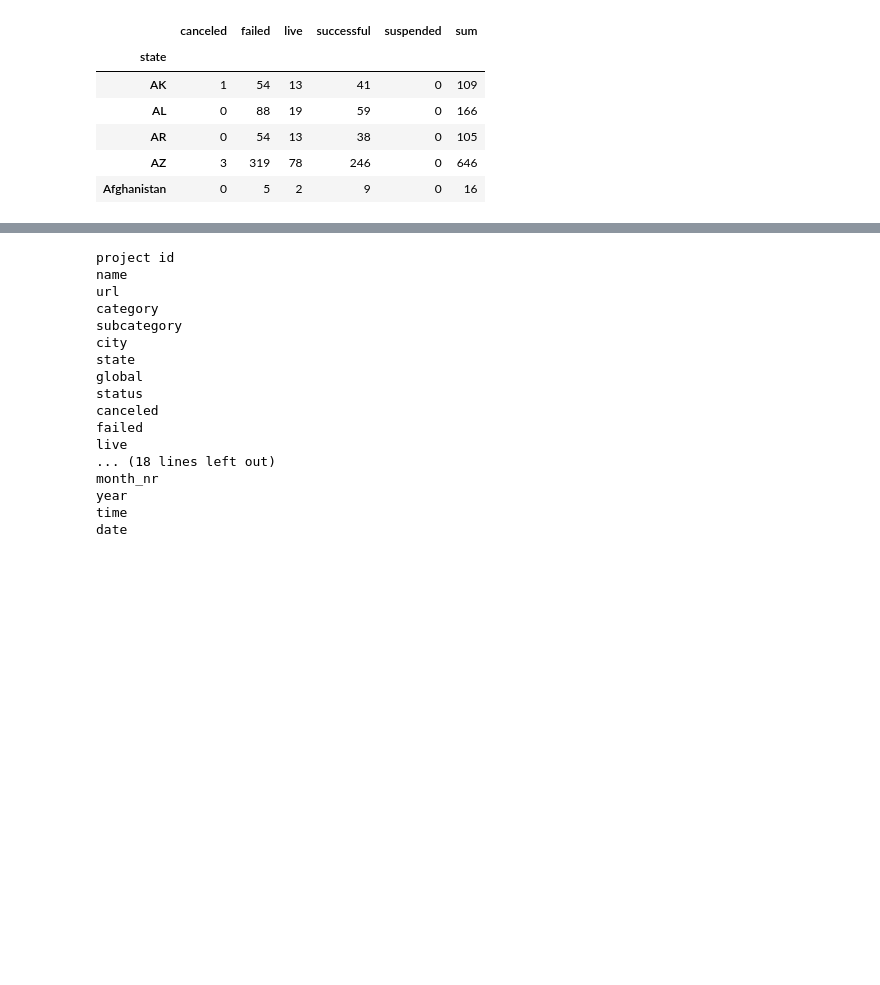
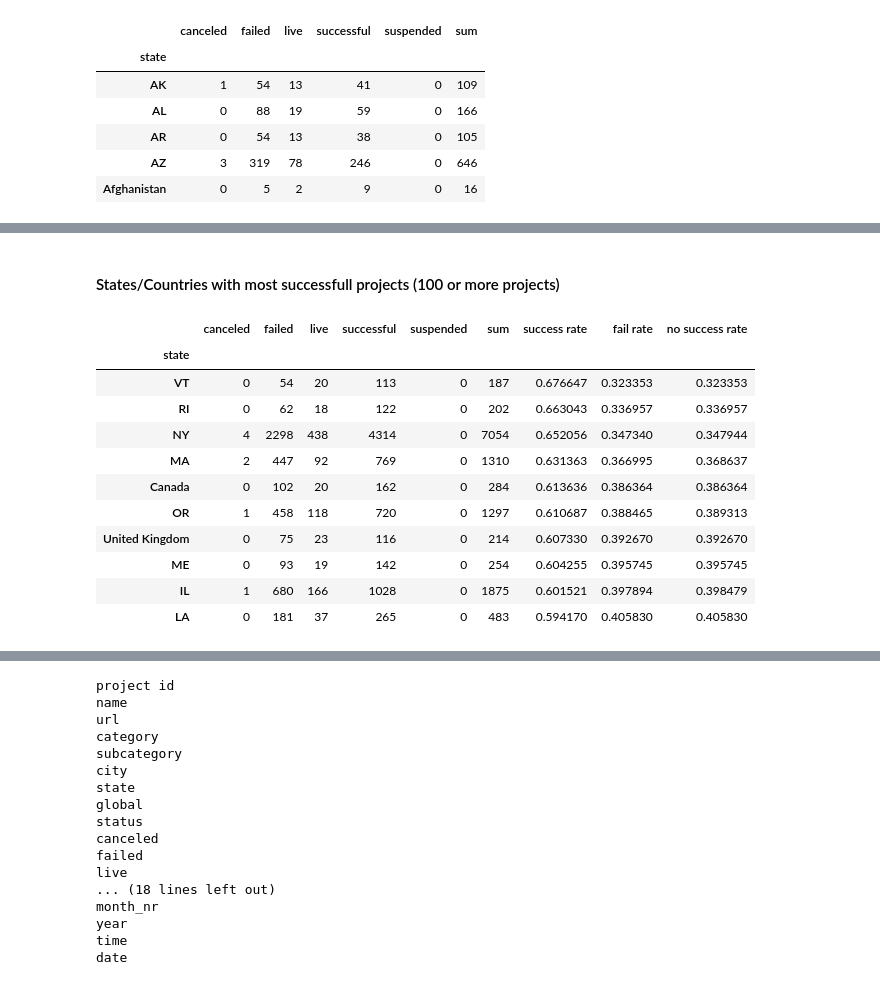
Before and after one commit to yhpf/kickstarter, a Jupyter notebook: kickstarter2.ipynb, the cells around one changed output, grey strips where cells are left out. Cells and saved outputs as stored; diff of their text form; code cells hidden in the pictures; blank space fills up the shorter version.

```diff
--- a/kickstarter2.ipynb
+++ b/kickstarter2.ipynb
@@ -109,0 +110,20 @@ apelsin.head()
+# %% [markdown]
+#### States/Countries with most successfull projects (100 or more projects)
+# %%
+state_success = apelsin.sort_values('success rate', ascending=False)
+state_success_100 =  state_success['sum'] >= 100
+state_success_large = state_success[state_success_100]
+state_success_large.head(10)
+# %% [output]
+|  | canceled | failed | live | successful | suspended | sum | success rate | fail rate | no success rate |
+| state |  |  |  |  |  |  |  |  |  |
+| VT | 0 | 54 | 20 | 113 | 0 | 187 | 0.676647 | 0.323353 | 0.323353 |
+| RI | 0 | 62 | 18 | 122 | 0 | 202 | 0.663043 | 0.336957 | 0.336957 |
+| NY | 4 | 2298 | 438 | 4314 | 0 | 7054 | 0.652056 | 0.347340 | 0.347944 |
+| MA | 2 | 447 | 92 | 769 | 0 | 1310 | 0.631363 | 0.366995 | 0.368637 |
+| Canada | 0 | 102 | 20 | 162 | 0 | 284 | 0.613636 | 0.386364 | 0.386364 |
+| OR | 1 | 458 | 118 | 720 | 0 | 1297 | 0.610687 | 0.388465 | 0.389313 |
+| United Kingdom | 0 | 75 | 23 | 116 | 0 | 214 | 0.607330 | 0.392670 | 0.392670 |
+| ME | 0 | 93 | 19 | 142 | 0 | 254 | 0.604255 | 0.395745 | 0.395745 |
+| IL | 1 | 680 | 166 | 1028 | 0 | 1875 | 0.601521 | 0.397894 | 0.398479 |
+| LA | 0 | 181 | 37 | 265 | 0 | 483 | 0.594170 | 0.405830 | 0.405830 |
```
Also changed, not shown: parts of 23 cells of this notebook.
